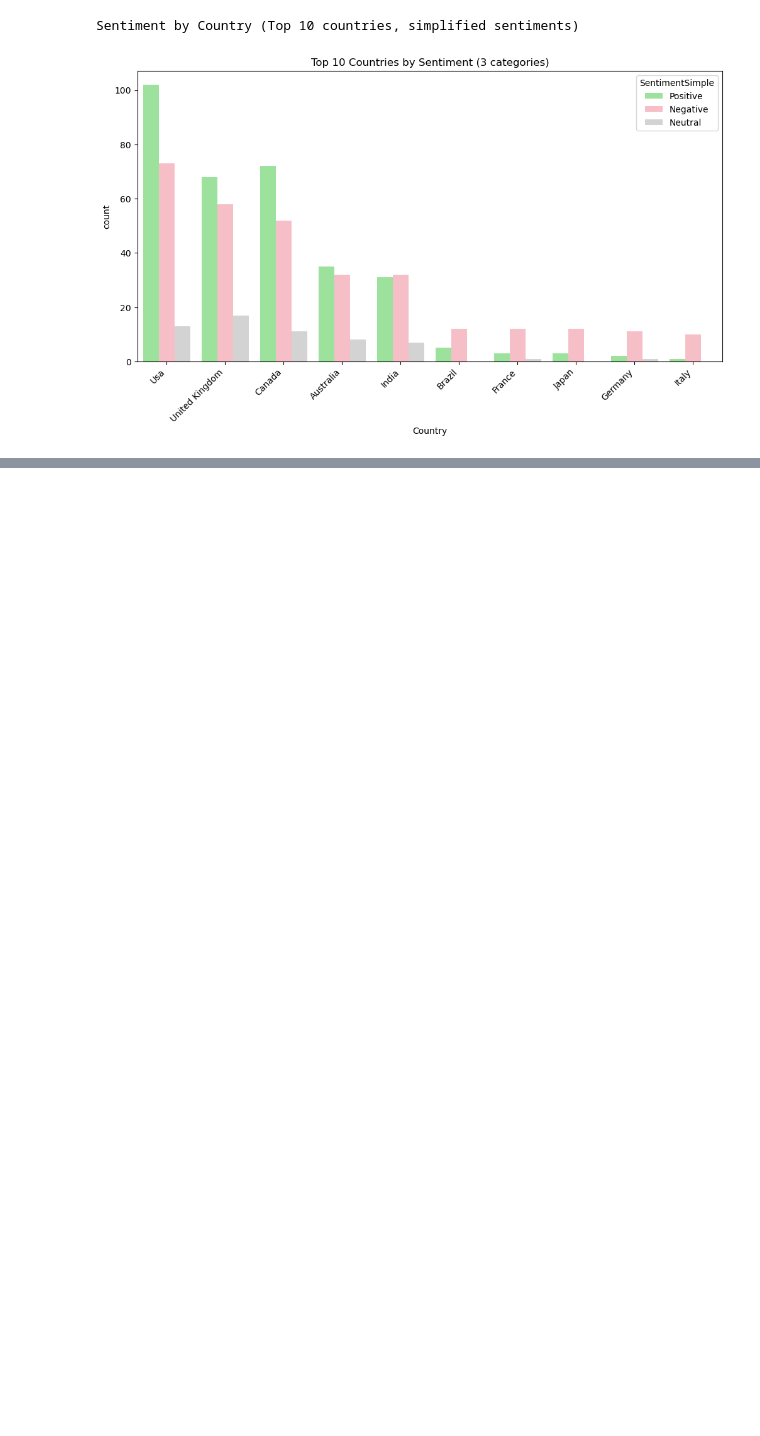
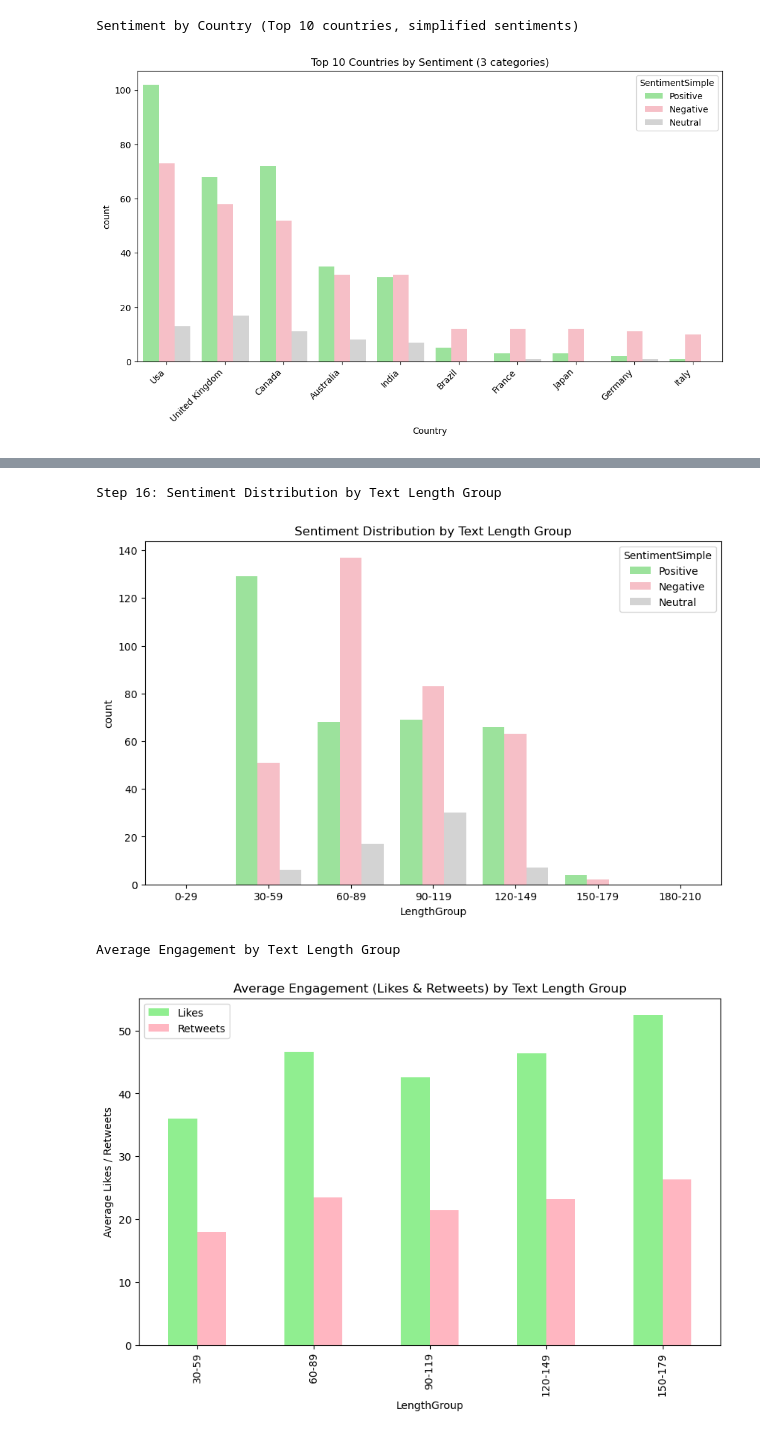
Before and after one commit to Eros-Carrasco/social-media-sentiment-insights, a Jupyter notebook: notebooks/EDA.ipynb, the cells around one changed output, grey strips where cells are left out. Drawn from its saved outputs; the diff is of its cells as text; code cells hidden in the pictures; blank space fills up the shorter version.

```diff
--- a/notebooks/EDA.ipynb
+++ b/notebooks/EDA.ipynb
@@ -681,0 +706,42 @@ Sentiment by Country (Top 10 countries, simplified sentiments)
+# %%
+# =========================
+# Text Length Grouping
+# =========================
+print("\nStep 16: Sentiment Distribution by Text Length Group")
+
+
+df["TextLength"] = df["Text"].astype(str).str.len()
+
+
+bins = list(range(0, 211, 30))  # [0, 30, 60, ..., 210]
+labels = [f"{i}-{i+29}" for i in bins[:-1]]
+labels[-1] = "180-210"
+
+
+df["LengthGroup"] = pd.cut(df["TextLength"], bins=bins, labels=labels, right=False)
+
+
+plt.figure(figsize=(10,6))
+sns.countplot(x="LengthGroup", hue="SentimentSimple", data=df, palette=sentiment_palette)
+plt.title("Sentiment Distribution by Text Length Group")
+plt.show()
+
+
+# =========================
+# Engagement by Text Length Group
+# =========================
+print("\nAverage Engagement by Text Length Group")
+
+
+engagement_by_length = df.groupby("LengthGroup", observed=True)[["Likes","Retweets"]].mean()
+
+
+engagement_by_length.plot(kind="bar", figsize=(10,6), color=["#90EE90", "#FFB6C1"])
+plt.title("Average Engagement (Likes & Retweets) by Text Length Group")
+plt.ylabel("Average Likes / Retweets")
+plt.show()
+# %% [output]
+Step 16: Sentiment Distribution by Text Length Group
+[figure, added]
+Average Engagement by Text Length Group
+[figure, added]
```
Also changed, not shown: parts of 7 cells of this notebook.
